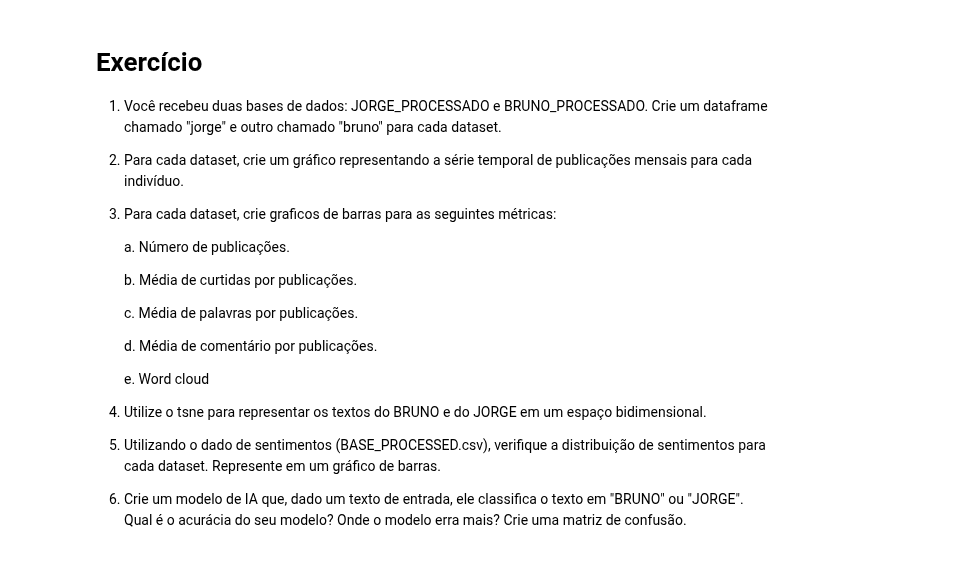
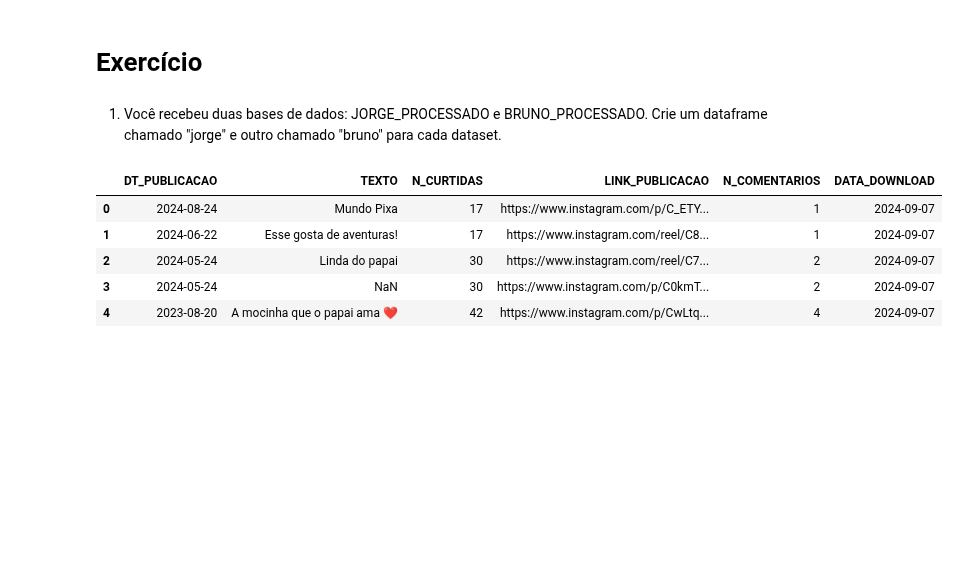
Before and after one commit to clairtonluz/MBA-em-ciencia-de-dados, a Jupyter notebook: Mineracao de Texto/exercicios/EXERCICIO-5- MINERACAO DE TEXTO- 2025.ipynb, the cells around one changed output. Saved outputs shown, nothing was run; the diff lists cells and outputs as text; code cells hidden in the pictures; blank space fills up the shorter version.

```diff
--- a/Mineracao de Texto/exercicios/EXERCICIO-5- MINERACAO DE TEXTO- 2025.ipynb
+++ b/Mineracao de Texto/exercicios/EXERCICIO-5- MINERACAO DE TEXTO- 2025.ipynb
@@ -1,24 +1,16 @@
 # %% [markdown]
 # Exercício
-
-1. Você recebeu duas bases de dados: JORGE_PROCESSADO e BRUNO_PROCESSADO. Crie um dataframe chamado "jorge" e outro chamado "bruno" para cada dataset.
-
-2. Para cada dataset, crie um gráfico representando a série temporal de publicações mensais para cada indivíduo.
-
-3. Para cada dataset, crie graficos de barras para as seguintes métricas:
-
-    a. Número de publicações.
-
-    b. Média de curtidas por publicações.
-
-    c. Média de palavras por publicações.
-
-    d. Média de comentário por publicações.
-
-    e. Word cloud
-
-4. Utilize o tsne para representar os textos do BRUNO e do JORGE em um espaço bidimensional.
-
-5. Utilizando o dado de sentimentos (BASE_PROCESSED.csv), verifique a distribuição de sentimentos para cada dataset. Represente em um gráfico de barras.
-
-6. Crie um modelo de IA que, dado um texto de entrada, ele classifica o texto em "BRUNO" ou "JORGE". Qual é o acurácia do seu modelo? Onde o modelo erra mais? Crie uma matriz de confusão.
+# %% [markdown]
+1. Você recebeu duas bases de dados: JORGE_PROCESSADO e BRUNO_PROCESSADO. Crie um dataframe chamado "jorge" e outro chamado "bruno" para cada dataset.
+# %%
+import pandas as pd
+
+df_jorge=pd.read_csv('JORGE_PROCESSADO.csv', sep=';')
+df_jorge.head()
+# %% [output]
+|  | DT_PUBLICACAO | TEXTO | N_CURTIDAS | LINK_PUBLICACAO | N_COMENTARIOS | DATA_DOWNLOAD |
+| 0 | 2024-08-24 | Mundo Pixa | 17 | https://www.instagram.com/p/C_ETY... | 1 | 2024-09-07 |
+| 1 | 2024-06-22 | Esse gosta de aventuras! | 17 | https://www.instagram.com/reel/C8... | 1 | 2024-09-07 |
+| 2 | 2024-05-24 | Linda do papai | 30 | https://www.instagram.com/reel/C7... | 2 | 2024-09-07 |
+| 3 | 2024-05-24 | NaN | 30 | https://www.instagram.com/p/C0kmT... | 2 | 2024-09-07 |
+| 4 | 2023-08-20 | A mocinha que o papai ama ❤️ | 42 | https://www.instagram.com/p/CwLtq... | 4 | 2024-09-07 |
```
Also changed, not shown: parts of 15 cells of this notebook, 1 other file.
